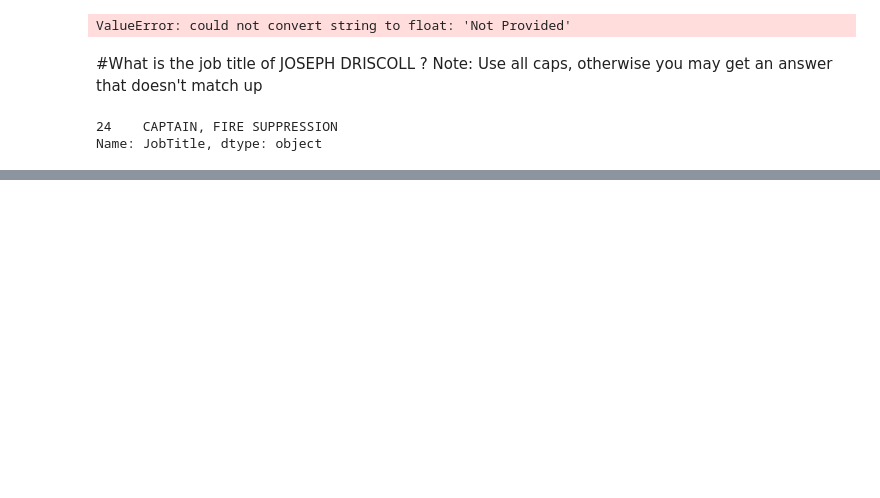
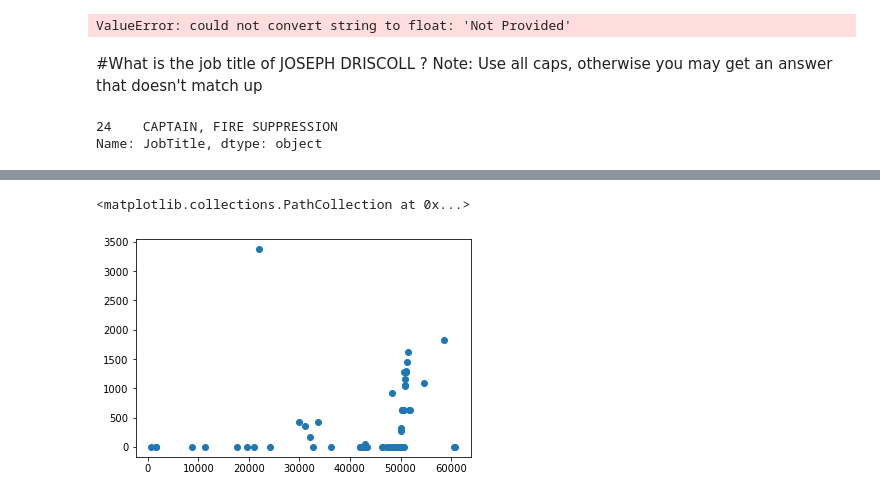
Before and after one commit to mayakadam/Python, a Jupyter notebook: Salaries_Kaggle.ipynb, the cells around one changed output, grey strips where cells are left out. Cells and saved outputs as stored; diff of their text form; code cells hidden in the pictures; blank space fills up the shorter version.

```diff
--- a/Salaries_Kaggle.ipynb
+++ b/Salaries_Kaggle.ipynb
@@ -142,0 +154,5 @@ Name: JobTitle, dtype: object
+# %%
+plt.scatter(sal_clerk['TotalPay'],sal_clerk['OtherPay'])
+# %% [output]
+<matplotlib.collections.PathCollection at 0x...>
+[figure, added]
```
Also changed, not shown: parts of 22 cells of this notebook, 10 other files.
